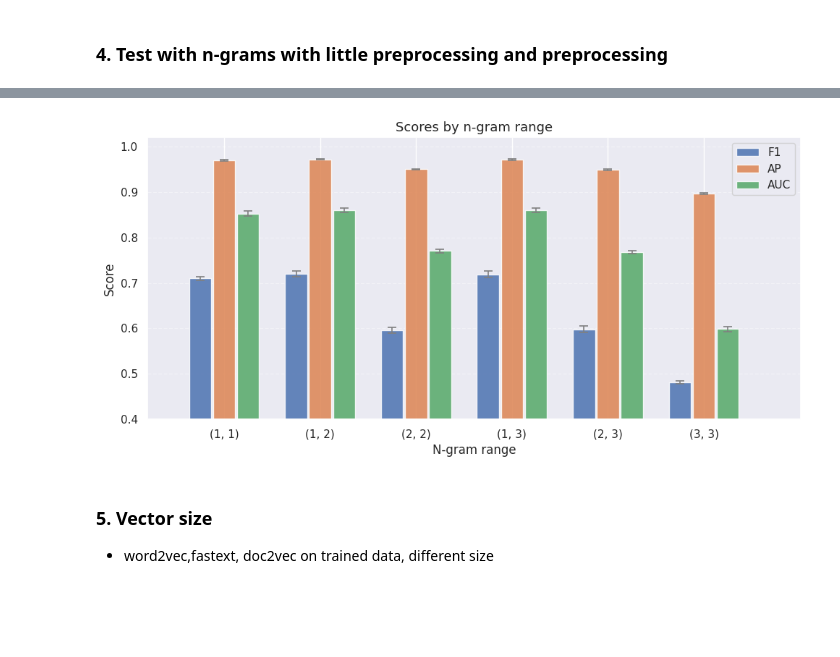
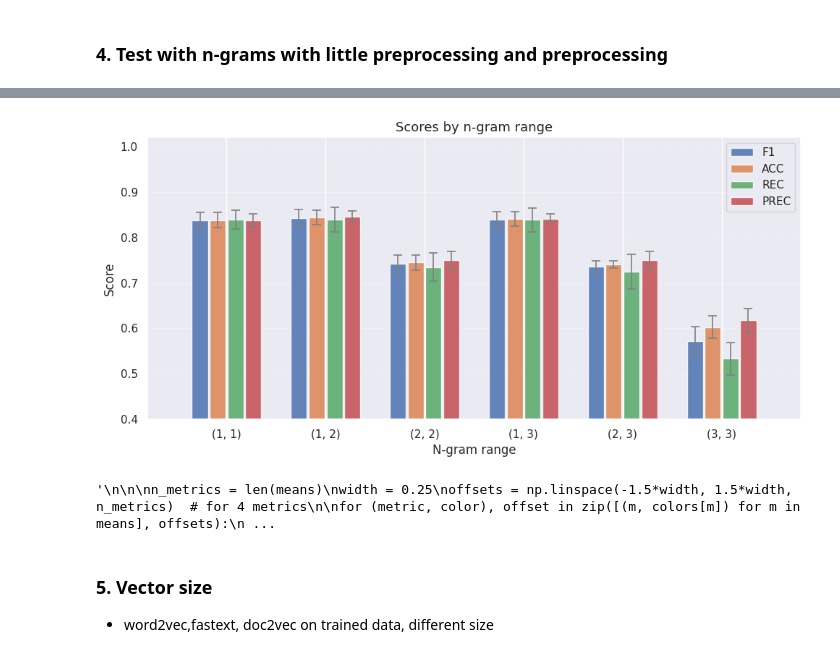
Before and after one commit to alan-man/tal-projet, a Jupyter notebook: pre_test_movies.ipynb, the cells around one changed output, grey strips where cells are left out. Cells and saved outputs as stored; diff of their text form; code cells hidden in the pictures; blank space fills up the shorter version.

```diff
--- a/pre_test_movies.ipynb
+++ b/pre_test_movies.ipynb
@@ -935,7 +859,7 @@ prep = Preprocessing(low_case = True,
                 all_capital = True, # keep all capital words as they are
                 cap_name = True, # garder les noms en majuscules, for pos tag
                 rm_accent = False,
-                lang = "french",
-                punct = custom_punctuation, # punctuation can contain -, that would be kept
+                lang = "english",
+                punct = string.punctuation + '\n\r\t', # punctuation can contain -, that would be kept
                 urls = False
                 )
@@ -1012,47 +976,98 @@ n-gram range: (2, 2)
 # %%
 means = {
     'F1':  df_ngram['mean_f1'].tolist(),
-    'AP':  df_ngram['mean_ap'].tolist(),
-    'AUC': df_ngram['mean_auc'].tolist(),
+    'ACC':  df_ngram['mean_acc'].tolist(),
+    'REC': df_ngram['mean_rec'].tolist(),
+    'PREC': df_ngram['mean_pre'].tolist(),
 }
 stds = {
     'F1':  df_ngram['std_f1'].tolist(),
-    'AP':  df_ngram['std_ap'].tolist(),
-    'AUC': df_ngram['std_auc'].tolist(),
+    'ACC':  df_ngram['std_acc'].tolist(),
+    'REC': df_ngram['std_rec'].tolist(),
+    'PREC': df_ngram['std_pre'].tolist(),
 }
+
+sns.set_theme(style="darkgrid")
+palette = sns.color_palette("tab10",4)
+
 labels = df_ngram['ngram_range'].astype(str).tolist()
 
-colors = {'F1': sns.color_palette()[0], 'AP': sns.color_palette()[1], 'AUC': sns.color_palette()[2]}
+colors = {'F1': sns.color_palette()[0], 'ACC': sns.color_palette()[1], 'REC': sns.color_palette()[2], 'PREC': sns.color_palette()[3]}
 
+#fig, ax = plt.subplots(figsize=(10, 5))
+sns.set_theme(style="darkgrid")
+"""
 x = np.arange(len(labels))
 n_metrics = len(means)
 width = 0.25
 offsets = [-width, 0, width]
-
-fig, ax = plt.subplots(figsize=(10, 5))
-
 for (metric, color), offset in zip([(m, colors[m]) for m in means], offsets):
     bars = ax.bar(x + offset, means[metric], width=width - 0.02,
                   yerr=stds[metric], capsize=4,
                   label=metric, color=color, alpha=0.85,
                   error_kw=dict(elinewidth=1.2, ecolor='gray', capthick=1.2))
+"""
+n_metrics = len(means)
+width = 0.18  # smaller width → more space between groups
+n_groups = len(labels)
+group_spacing = 1.0  # desired distance between centers of groups
+x = np.arange(0, n_groups * group_spacing, group_spacing)  # spaced group centers
+
+offsets = np.linspace(-0.5*width*(n_metrics-1), 0.5*width*(n_metrics-1), n_metrics)
+
+fig, ax = plt.subplots(figsize=(10, 5))
+
+for (metric, color), offset in zip([(m, colors[m]) for m in means], offsets):
+    ax.bar(x + offset, means[metric], width=0.9*width,
+           yerr=stds[metric], capsize=4,
+           label=metric, color=color, alpha=0.85,
+           error_kw=dict(elinewidth=1.2, ecolor='gray', capthick=1.2))
+
+ax.set_xticks(x)
+ax.set_xticklabels(labels)
+ax.set_xlabel('N-gram range', fontsize=12)
+ax.set_ylabel('Score', fontsize=12)
+ax.set_title('Scores by n-gram range', fontsize=13, fontweight='medium')
+ax.set_ylim(0.4, 1.02)
+ax.set_xlim(-0.8, x[-1] + 0.8)  # more space at the edges
+ax.legend(loc="upper right")
+ax.yaxis.grid(True, linestyle='--', alpha=0.4)
+ax.set_axisbelow(True)
+
+plt.tight_layout()
+plt.savefig('images/pretest/movies_ngram_metrics.pdf')
+plt.show()
+"""
+
+
+n_metrics = len(means)
+width = 0.25
+offsets = np.linspace(-1.5*width, 1.5*width, n_metrics)  # for 4 metrics
+
+for (metric, color), offset in zip([(m, colors[m]) for m in means], offsets):
+    ax.bar(x + offset, means[metric], width=0.9*width,
+           yerr=stds[metric], capsize=4,
+           label=metric, color=color, alpha=0.85,
+           error_kw=dict(elinewidth=1.2, ecolor='gray', capthick=1.2))
 
 ax.set_xticks(x)
 ax.set_xticklabels(labels)
 ax.set_xlabel('N-gram range', fontsize=12)
 ax.set_ylabel('Score', fontsize=12)
 ax.set_title('Scores by n-gram range', fontsize=13, fontweight='medium')
 ax.set_ylim(0.4, 1.02)
 ax.set_xlim(-0.8, len(labels) + 0.010)
 ax.legend(loc="upper right")
 ax.yaxis.grid(True, linestyle='--', alpha=0.4)
 ax.set_axisbelow(True)
 
 plt.tight_layout()
-plt.savefig('images/pretest/pres_ngram_metrics.pdf')
+plt.savefig('images/pretest/movies_ngram_metrics.pdf')
 plt.show()
+"""
 # %% [output]
-[figure, old version]
+[figure, new version]
+'\n\n\nn_metrics = len(means)\nwidth = 0.25\noffsets = np.linspace(-1.5*width, 1.5*width, n_metrics)  # for 4 metrics\n\nfor (metric, color), offset in zip([(m, colors[m]) for m in means], offsets):\n ...
 # %% [markdown]
 ### 5. Vector size
 - word2vec,fastext, doc2vec on trained data, different size
```
Also changed, not shown: parts of 15 cells of this notebook, 3 other files.
